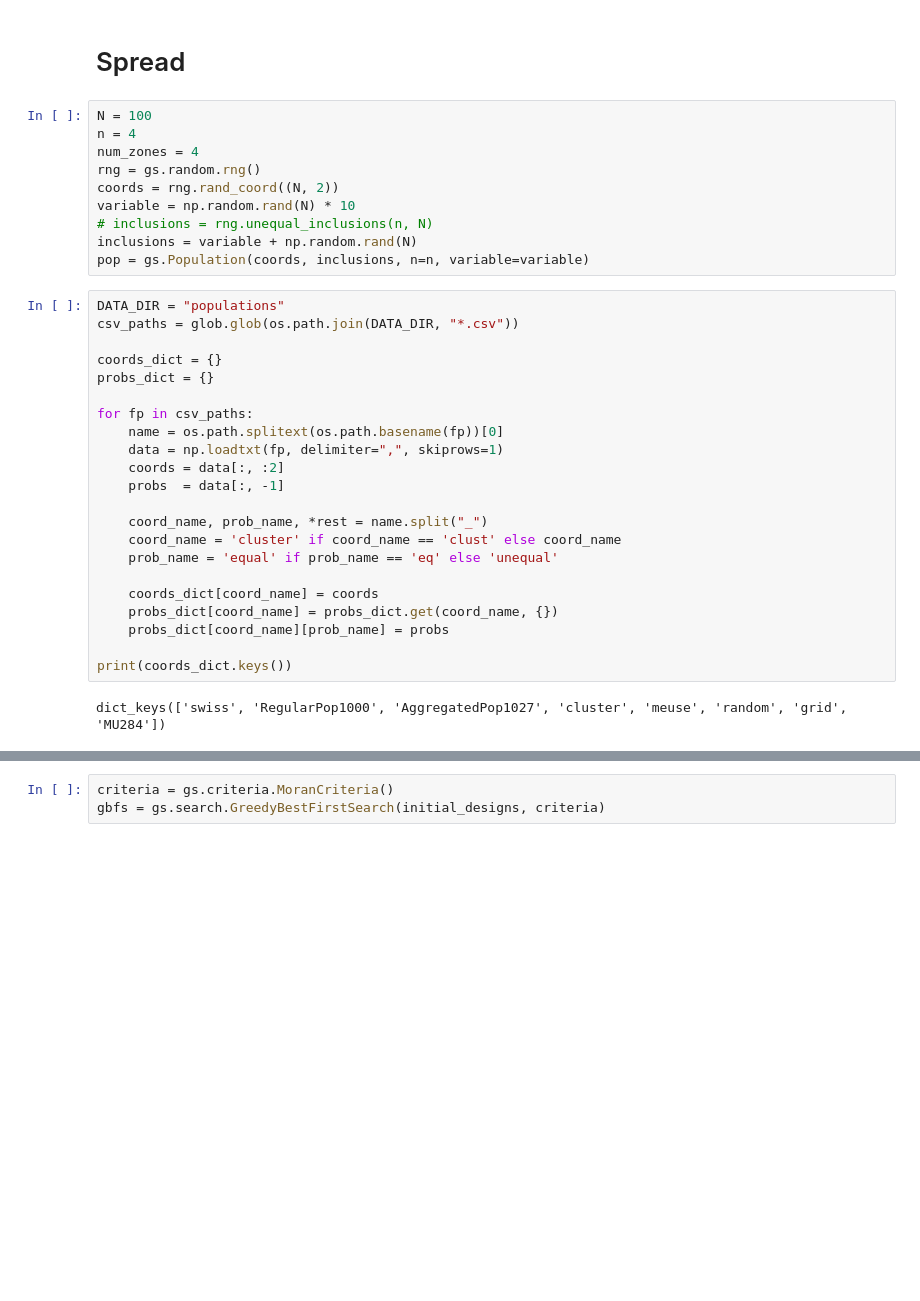
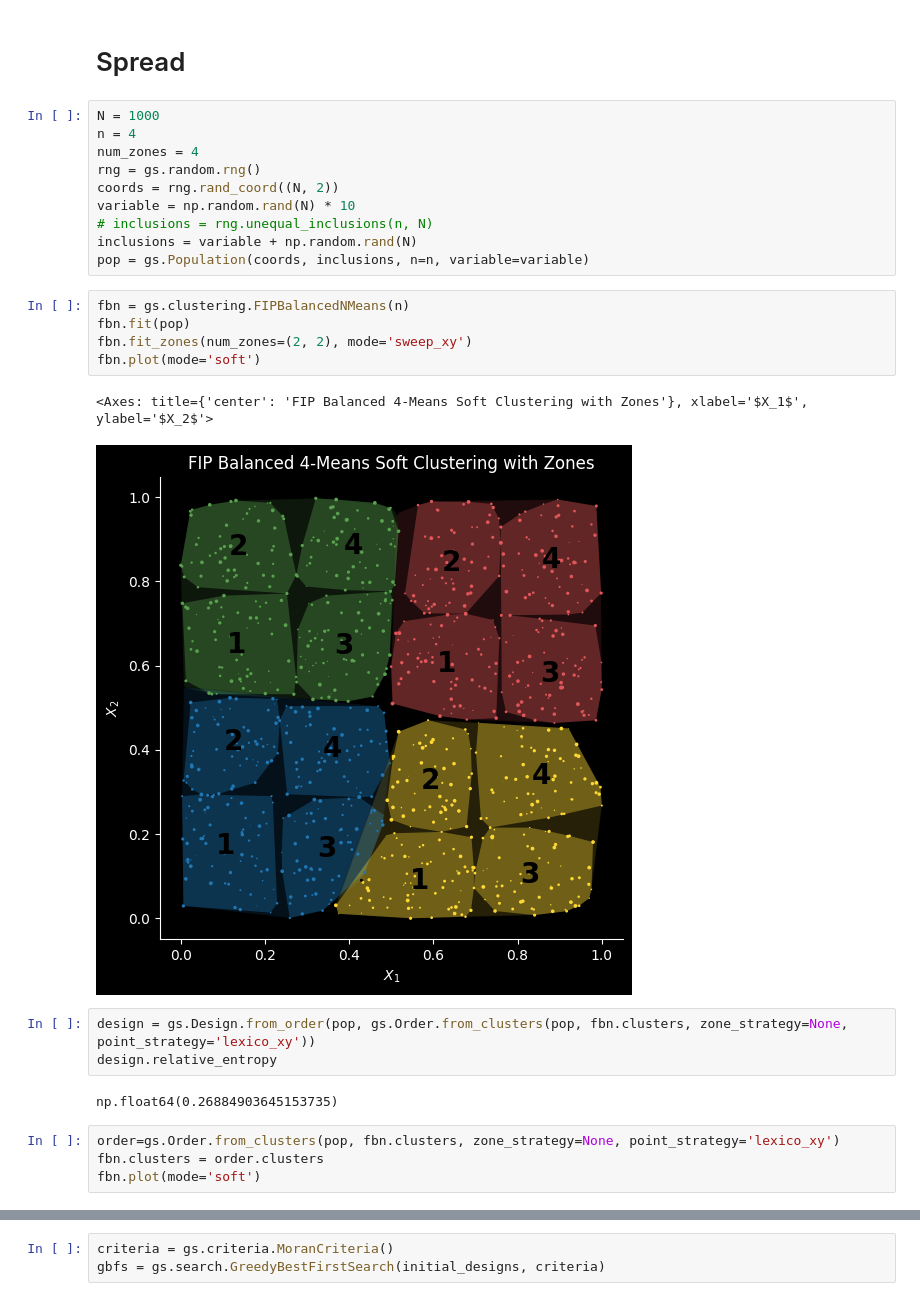
Before and after one commit to mehdimhb/graphical-sampling, a Jupyter notebook: Refactor.ipynb, the cells around one changed output, grey strips where cells are left out. Drawn from its saved outputs; the diff is of its cells as text; blank space fills up the shorter version.

```diff
--- a/Refactor.ipynb
+++ b/Refactor.ipynb
@@ -75,7 +76,7 @@ Iter     0/1000 | Best: 498813.2237 | Open:   100 | Closed:     0
 # %% [markdown]
 # Spread
 # %%
-N = 100
+N = 1000
 n = 4
 num_zones = 4
 rng = gs.random.rng()
@@ -84,27 +85,20 @@ variable = np.random.rand(N) * 10
 # inclusions = rng.unequal_inclusions(n, N)
 inclusions = variable + np.random.rand(N)
 pop = gs.Population(coords, inclusions, n=n, variable=variable)
-# %%
-DATA_DIR = "populations"
-csv_paths = glob.glob(os.path.join(DATA_DIR, "*.csv"))
-
-coords_dict = {}
-probs_dict = {}
-
-for fp in csv_paths:
-    name = os.path.splitext(os.path.basename(fp))[0]
-    data = np.loadtxt(fp, delimiter=",", skiprows=1)
-    coords = data[:, :2]
-    probs  = data[:, -1]
-
-    coord_name, prob_name, *rest = name.split("_")
-    coord_name = 'cluster' if coord_name == 'clust' else coord_name
-    prob_name = 'equal' if prob_name == 'eq' else 'unequal'
-
-    coords_dict[coord_name] = coords
-    probs_dict[coord_name] = probs_dict.get(coord_name, {})
-    probs_dict[coord_name][prob_name] = probs
-
-print(coords_dict.keys())
-# %% [output]
-dict_keys(['swiss', 'RegularPop1000', 'AggregatedPop1027', 'cluster', 'meuse', 'random', 'grid', 'MU284'])
+# %%
+fbn = gs.clustering.FIPBalancedNMeans(n)
+fbn.fit(pop)
+fbn.fit_zones(num_zones=(2, 2), mode='sweep_xy')
+fbn.plot(mode='soft')
+# %% [output]
+<Axes: title={'center': 'FIP Balanced 4-Means Soft Clustering with Zones'}, xlabel='$X_1$', ylabel='$X_2$'>
+[figure, added]
+# %%
+design = gs.Design.from_order(pop, gs.Order.from_clusters(pop, fbn.clusters, zone_strategy=None, point_strategy='lexico_xy'))
+design.relative_entropy
+# %% [output]
+np.float64(0.26884903645153735)
+# %%
+order=gs.Order.from_clusters(pop, fbn.clusters, zone_strategy=None, point_strategy='lexico_xy')
+fbn.clusters = order.clusters
+fbn.plot(mode='soft')
```
Also changed, not shown: parts of 17 cells of this notebook, 24 other files.
